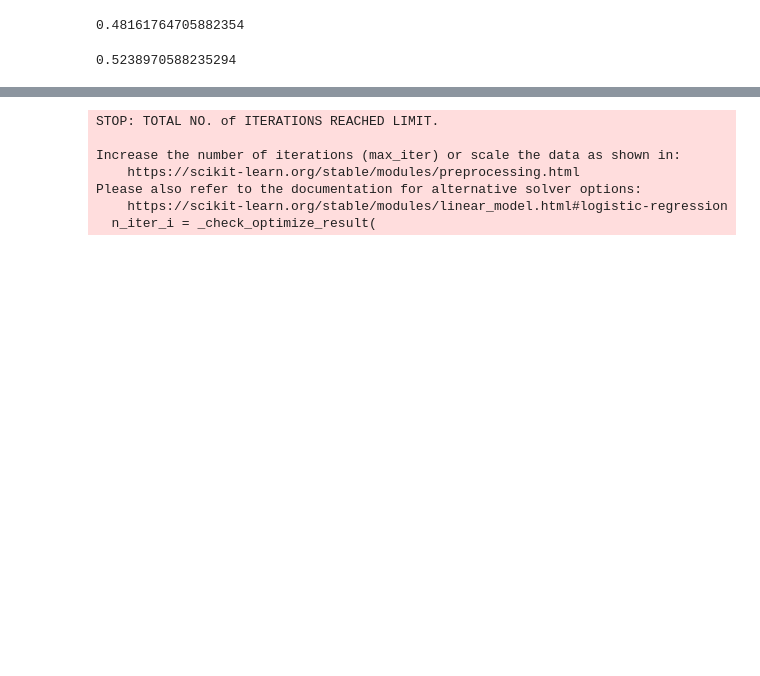
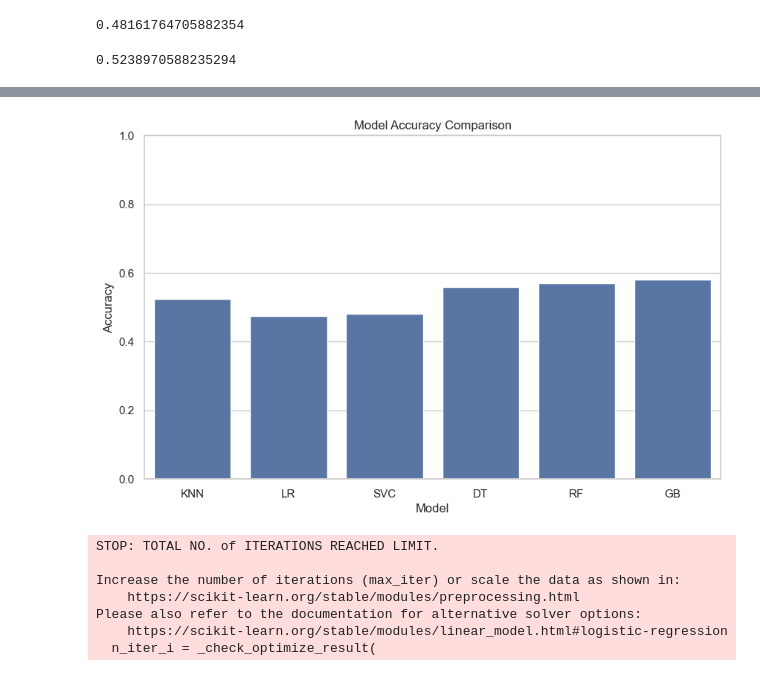
Before and after one commit to PiyushPb/multiple-disaster-prediction, a Jupyter notebook: src/earthquake/main.ipynb, the cells around one changed output, grey strips where cells are left out. Drawn from its saved outputs; the diff is of its cells as text; code cells hidden in the pictures; blank space fills up the shorter version.

```diff
--- a/src/earthquake/main.ipynb
+++ b/src/earthquake/main.ipynb
@@ -282,3 +282,20 @@ Please also refer to the documentation for alternative solver options:
+# %%
+import seaborn as sns
+import matplotlib.pyplot as plt
+
+# Set the style for the seaborn plot (optional)
+sns.set(style="whitegrid")
+
+# Create a bar plot using seaborn
+plt.figure(figsize=(10, 6))
+sns.barplot(x='Model', y='Accuracy', data=result_df)
+plt.title('Model Accuracy Comparison')
+plt.xlabel('Model')
+plt.ylabel('Accuracy')
+plt.ylim([0, 1])  # Set y-axis limits to be between 0 and 1 for accuracy percentage
+plt.show()
+# %% [output]
+[figure, added]
 # %%
 import pickle
 
```
Also changed, not shown: parts of 4 cells of this notebook, 1 other file.
